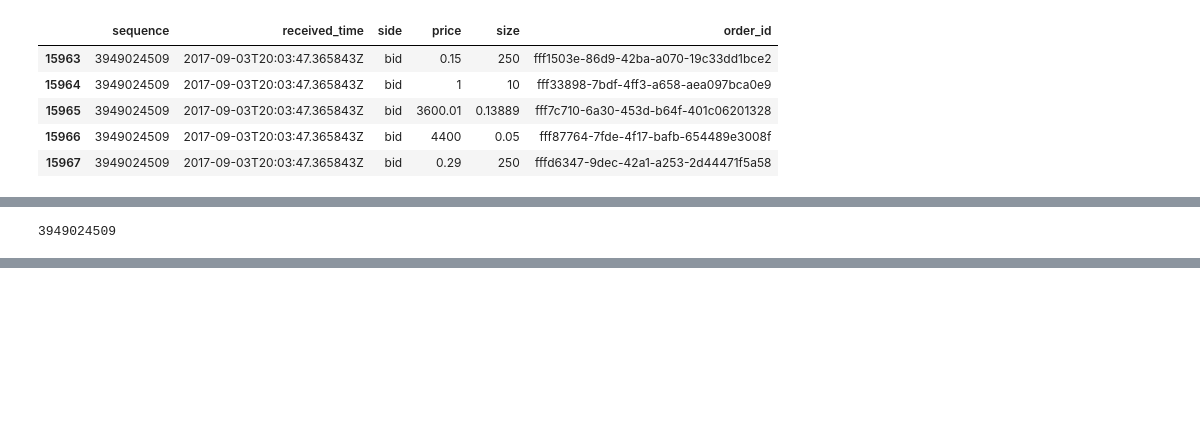
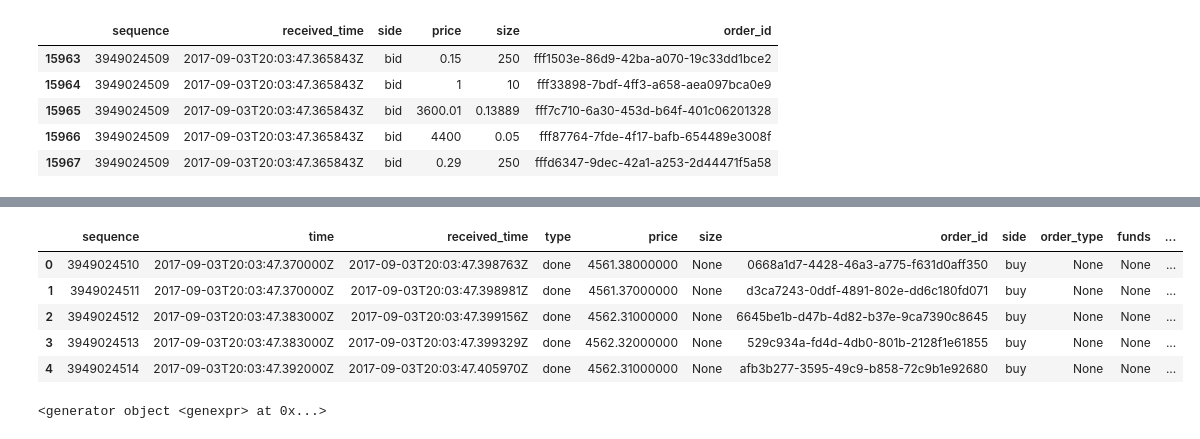
Before and after one commit to divir94/bitcoin, a Jupyter notebook: bitcoin/notebooks/Storage.ipynb, the cells around one changed output, grey strips where cells are left out. Saved outputs shown, nothing was run; the diff lists cells and outputs as text; code cells hidden in the pictures; blank space fills up the shorter version.

```diff
--- a/bitcoin/notebooks/Storage.ipynb
+++ b/bitcoin/notebooks/Storage.ipynb
@@ -34,4 +35,7 @@ Wall time: 1.74 s
-# %%
-book.sequence
-# %% [output]
-3949024509
+# %%
+sequence = book.sequence
+num_msgs = 1000
+sql = 'select * from GdaxBtcUsdMessage where sequence > {} and sequence <= {}'.format(sequence, sequence + num_msgs)
+%time msgs_df = pd.read_sql(sql, con=sutil.ENGINE)
+msgs_df.head()
+# %% [output]
@@ -37,0 +44,13 @@ book.sequence
+|  | sequence | time | received_time | type | price | size | order_id | side | order_type | funds | ... |
+| 0 | 3949024510 | 2017-09-03T20:03:47.370000Z | 2017-09-03T20:03:47.398763Z | done | 4561.38000000 | None | 0668a1d7-4428-46a3-a775-f631d0aff350 | buy | None | None | ... |
+| 1 | 3949024511 | 2017-09-03T20:03:47.370000Z | 2017-09-03T20:03:47.398981Z | done | 4561.37000000 | None | d3ca7243-0ddf-4891-802e-dd6c180fd071 | buy | None | None | ... |
+| 2 | 3949024512 | 2017-09-03T20:03:47.383000Z | 2017-09-03T20:03:47.399156Z | done | 4562.31000000 | None | 6645be1b-d47b-4d82-b37e-9ca7390c8645 | buy | None | None | ... |
+| 3 | 3949024513 | 2017-09-03T20:03:47.383000Z | 2017-09-03T20:03:47.399329Z | done | 4562.32000000 | None | 529c934a-fd4d-4db0-801b-2128f1e61855 | buy | None | None | ... |
+| 4 | 3949024514 | 2017-09-03T20:03:47.392000Z | 2017-09-03T20:03:47.405970Z | done | 4562.31000000 | None | afb3b277-3595-49c9-b858-72c9b1e92680 | buy | None | None | ... |
+# %%
+reload(util)
+
+msgs = util.df_to_dict(msgs_df)
+msgs
+# %% [output]
+<generator object <genexpr> at 0x...>
```
Also changed, not shown: parts of 5 cells of this notebook, 15 other files.
